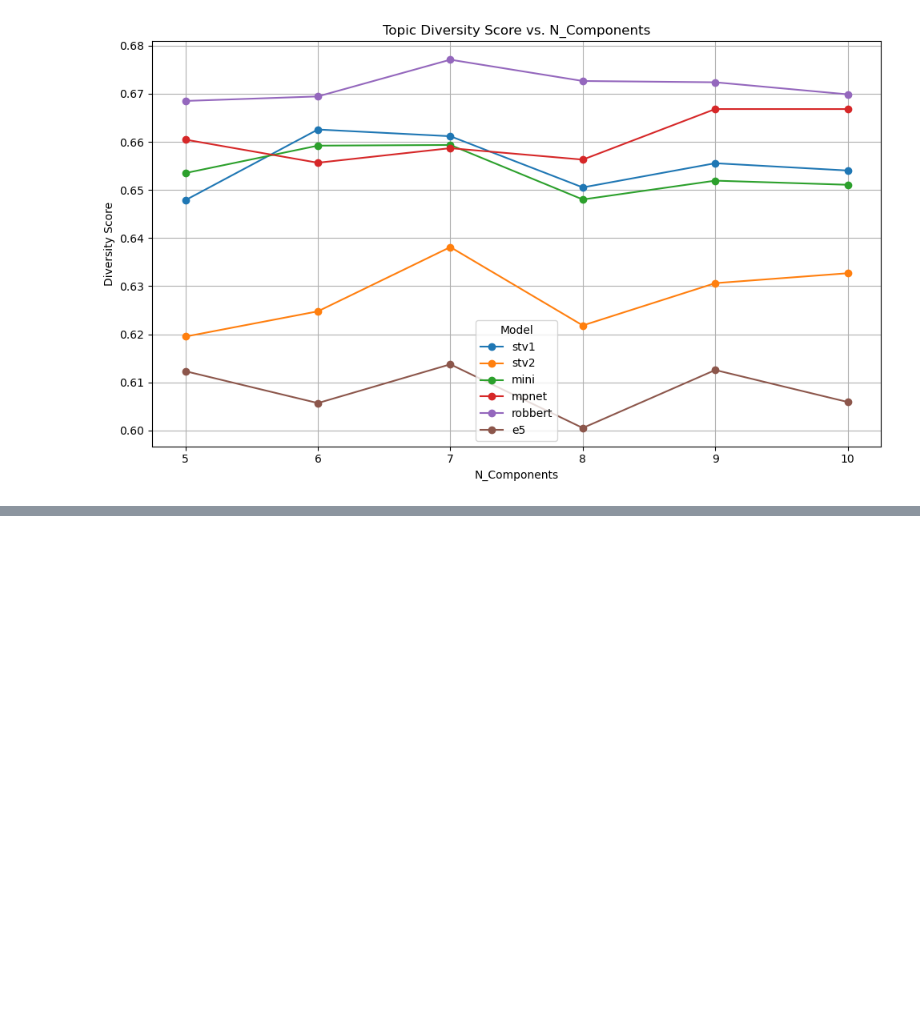
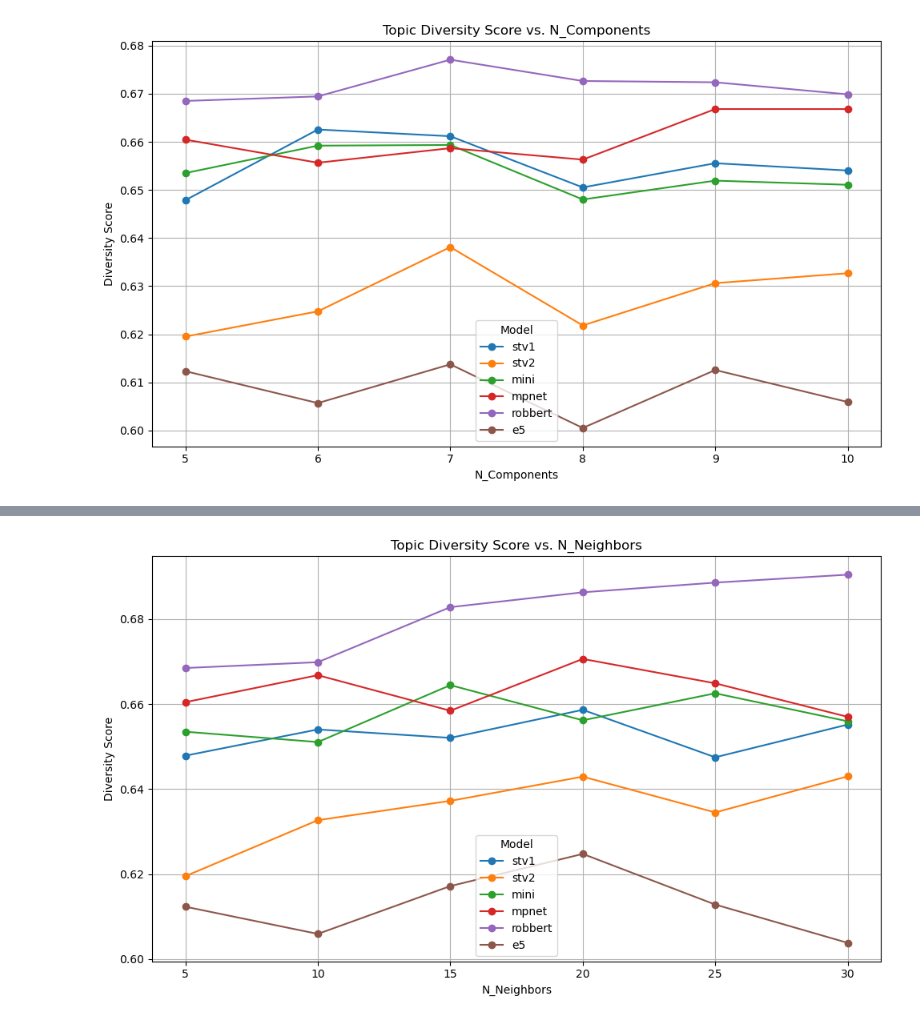
Before and after one commit to MaastrichtU-CDS/MyIBDcoachNLP, a Jupyter notebook: new_analysis/notebooks/train_sentence_transformers.ipynb, the cells around one changed output, grey strips where cells are left out. Drawn from its saved outputs; the diff is of its cells as text; code cells hidden in the pictures; blank space fills up the shorter version.

Commit message:
diversity trends analyzed

```diff
--- a/new_analysis/notebooks/train_sentence_transformers.ipynb
+++ b/new_analysis/notebooks/train_sentence_transformers.ipynb
@@ -337,7 +339,7 @@ from bertopic.representation import KeyBERTInspired
 
 # Shared settings (avoid code duplication)
 bertopic_settings = {
-    "umap_model": UMAP(n_neighbors=15, n_components=5, min_dist=0.0, metric='cosine', random_state=42), # fixed random_state for reproducibility
+    "umap_model": UMAP(n_neighbors=15, n_components=7, min_dist=0.0, metric='cosine', random_state=42), # fixed random_state for reproducibility
     "hdbscan_model": HDBSCAN(min_cluster_size=25, metric='euclidean', cluster_selection_method='eom', prediction_data=False),
     "vectorizer_model": CountVectorizer(stop_words=dutch_stopwords, min_df=2, ngram_range=(1, 1), token_pattern=r'\b[a-zA-Z]{3,}\b'),
     "calculate_probabilities": False,
@@ -456,0 +461,18 @@ df.to_csv("/workspace/persistent/mijnidbcoachnlp/new_analysis/results/model_dive
+# %%
+from umap import UMAP
+from hdbscan import HDBSCAN
+from sklearn.feature_extraction.text import CountVectorizer
+from bertopic.representation import KeyBERTInspired
+
+# Shared settings (avoid code duplication)
+bertopic_settings = {
+    "umap_model": UMAP(n_neighbors=15, n_components=7, min_dist=0.0, metric='cosine', random_state=42), # fixed random_state for reproducibility
+    "hdbscan_model": HDBSCAN(min_cluster_size=25, metric='euclidean', cluster_selection_method='eom', prediction_data=False),
+    "vectorizer_model": CountVectorizer(stop_words=dutch_stopwords, min_df=2, ngram_range=(1, 1), token_pattern=r'\b[a-zA-Z]{3,}\b'),
+    "calculate_probabilities": False,
+    "verbose": True
+    #"representation_model": {
+    #    "KeyBERTInspired": KeyBERTInspired()
+        #...
+    #}
+}
@@ -456,0 +544,40 @@ df.to_csv("/workspace/persistent/mijnidbcoachnlp/new_analysis/results/model_dive
+# %%
+import matplotlib.pyplot as plt
+import pandas as pd
+
+# Convert diversity_results into a DataFrame
+data = []
+
+for (name, n), metrics in diversity_vs_n_neighbors_results.items():
+    data.append({
+        "Model": name,
+        "N_Neighbors": n,
+        "Diversity Score": metrics["diversity_score"]
+    })
+
+df = pd.DataFrame(data)
+
+# Get unique model names
+models = df["Model"].unique()
+
+# Plot
+plt.figure(figsize=(10, 6))
+
+for model in models:
+    subset = df[df["Model"] == model]
+    plt.plot(
+        subset["N_Neighbors"],
+        subset["Diversity Score"],
+        marker='o',
+        label=model
+    )
+
+plt.title("Topic Diversity Score vs. N_Neighbors")
+plt.xlabel("N_Neighbors")
+plt.ylabel("Diversity Score")
+plt.legend(title="Model")
+plt.grid(True)
+plt.tight_layout()
+plt.show()
+# %% [output]
+[figure, added]
```
Also changed, not shown: parts of 7 cells of this notebook, 2 other files.
